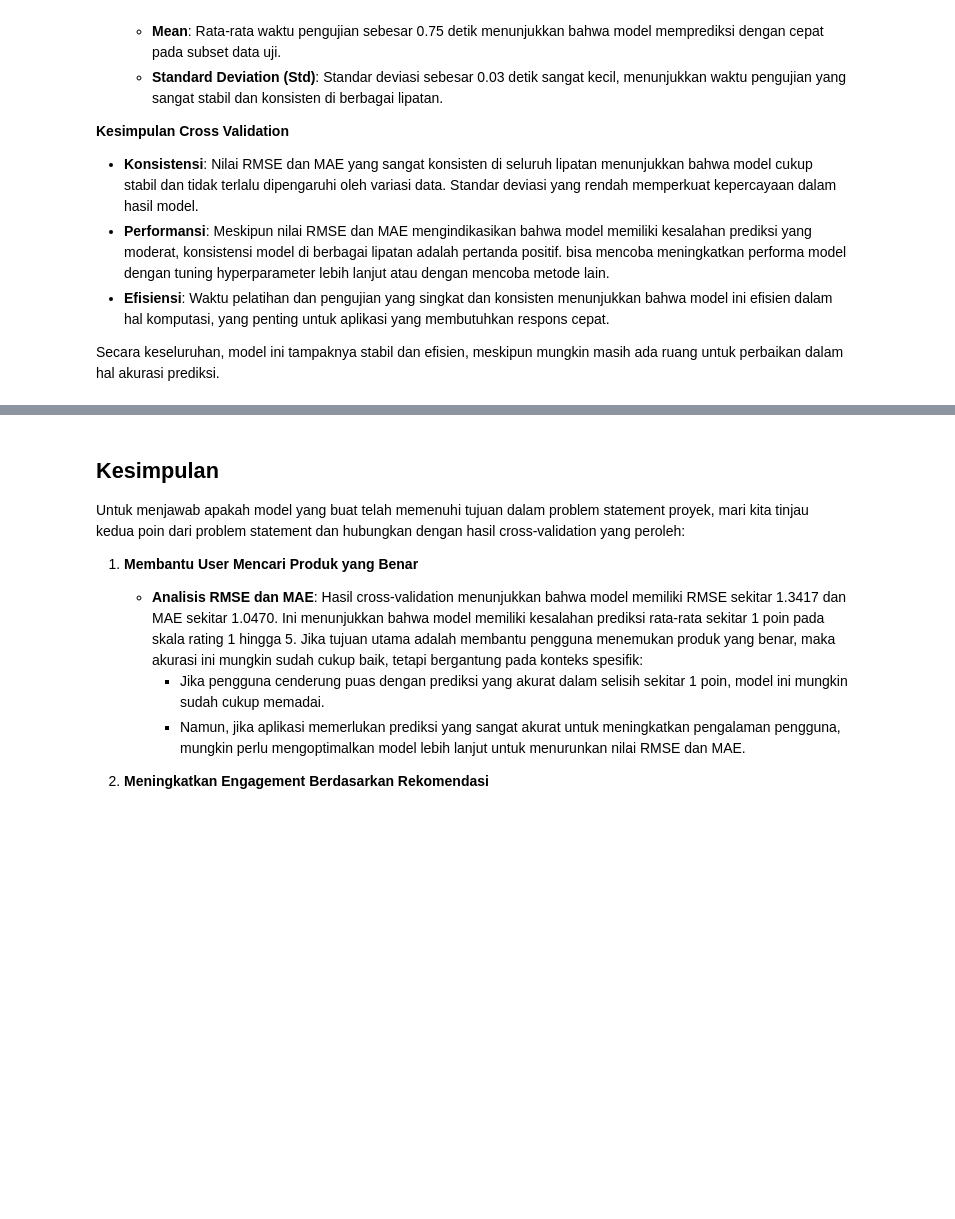
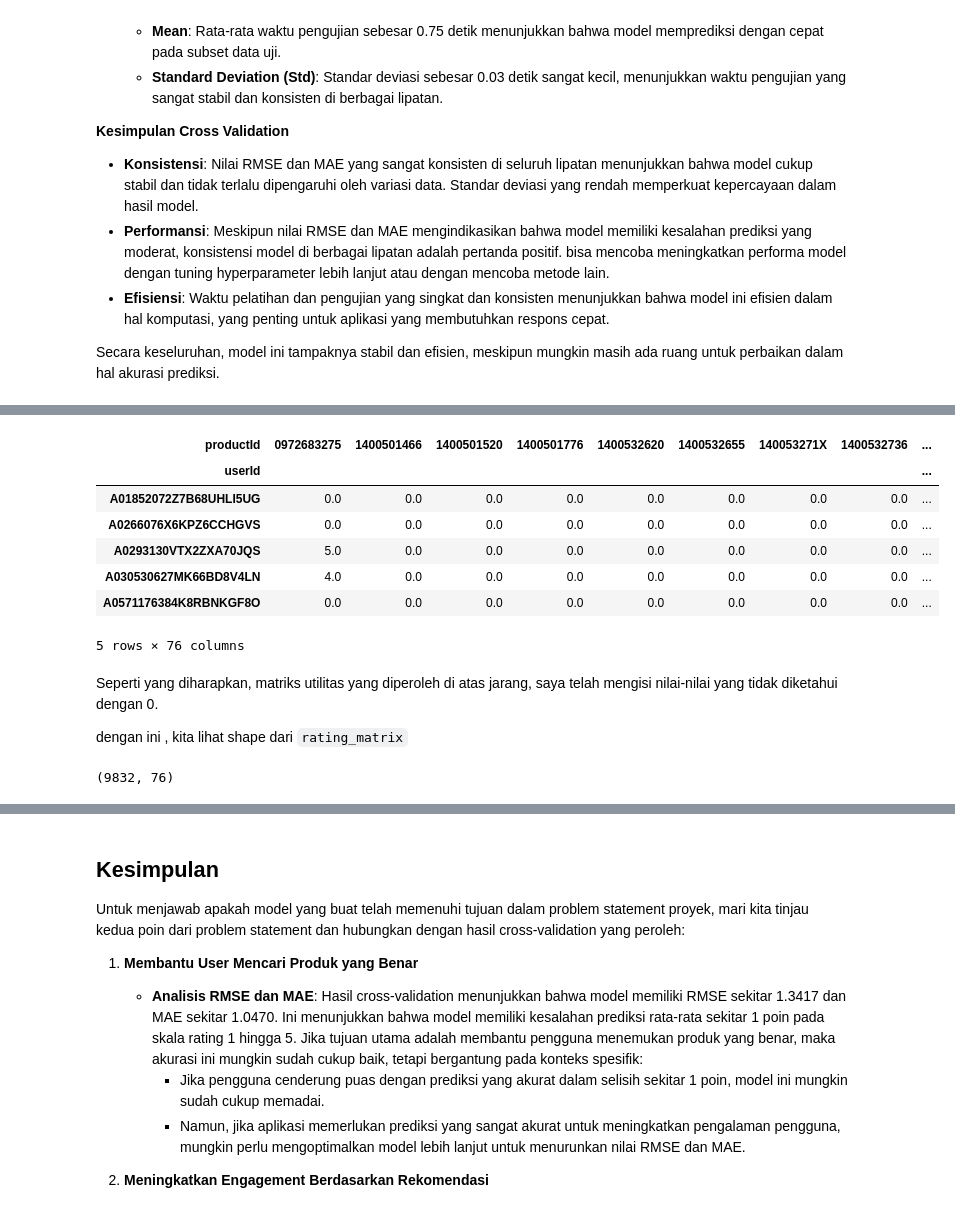
Before and after one commit to olober76/AmazonRecomsys, a Jupyter notebook: AmazonRecomSys.ipynb, the cells around one changed output, grey strips where cells are left out. Drawn from its saved outputs; the diff is of its cells as text; code cells hidden in the pictures; blank space fills up the shorter version.

```diff
--- a/AmazonRecomSys.ipynb
+++ b/AmazonRecomSys.ipynb
@@ -693,0 +700,21 @@ Secara keseluruhan, model ini tampaknya stabil dan efisien, meskipun mungkin mas
+# %%
+new_df1=new_df.head(10000)
+ratings_matrix = new_df1.pivot_table(values='Rating', index='userId', columns='productId', fill_value=0)
+ratings_matrix.head()
+# %% [output]
+| productId | 0972683275 | 1400501466 | 1400501520 | 1400501776 | 1400532620 | 1400532655 | 140053271X | 1400532736 | ... |
+| userId |  |  |  |  |  |  |  |  | ... |
+| A01852072Z7B68UHLI5UG | 0.0 | 0.0 | 0.0 | 0.0 | 0.0 | 0.0 | 0.0 | 0.0 | ... |
+| A0266076X6KPZ6CCHGVS | 0.0 | 0.0 | 0.0 | 0.0 | 0.0 | 0.0 | 0.0 | 0.0 | ... |
+| A0293130VTX2ZXA70JQS | 5.0 | 0.0 | 0.0 | 0.0 | 0.0 | 0.0 | 0.0 | 0.0 | ... |
+| A030530627MK66BD8V4LN | 4.0 | 0.0 | 0.0 | 0.0 | 0.0 | 0.0 | 0.0 | 0.0 | ... |
+| A0571176384K8RBNKGF8O | 0.0 | 0.0 | 0.0 | 0.0 | 0.0 | 0.0 | 0.0 | 0.0 | ... |
+5 rows × 76 columns
+# %% [markdown]
+Seperti yang diharapkan, matriks utilitas yang diperoleh di atas jarang, saya telah mengisi nilai-nilai yang tidak diketahui dengan 0.
+
+dengan ini , kita lihat shape dari `rating_matrix`
+# %%
+ratings_matrix.shape
+# %% [output]
+(9832, 76)
```
Also changed, not shown: parts of 24 cells of this notebook.
